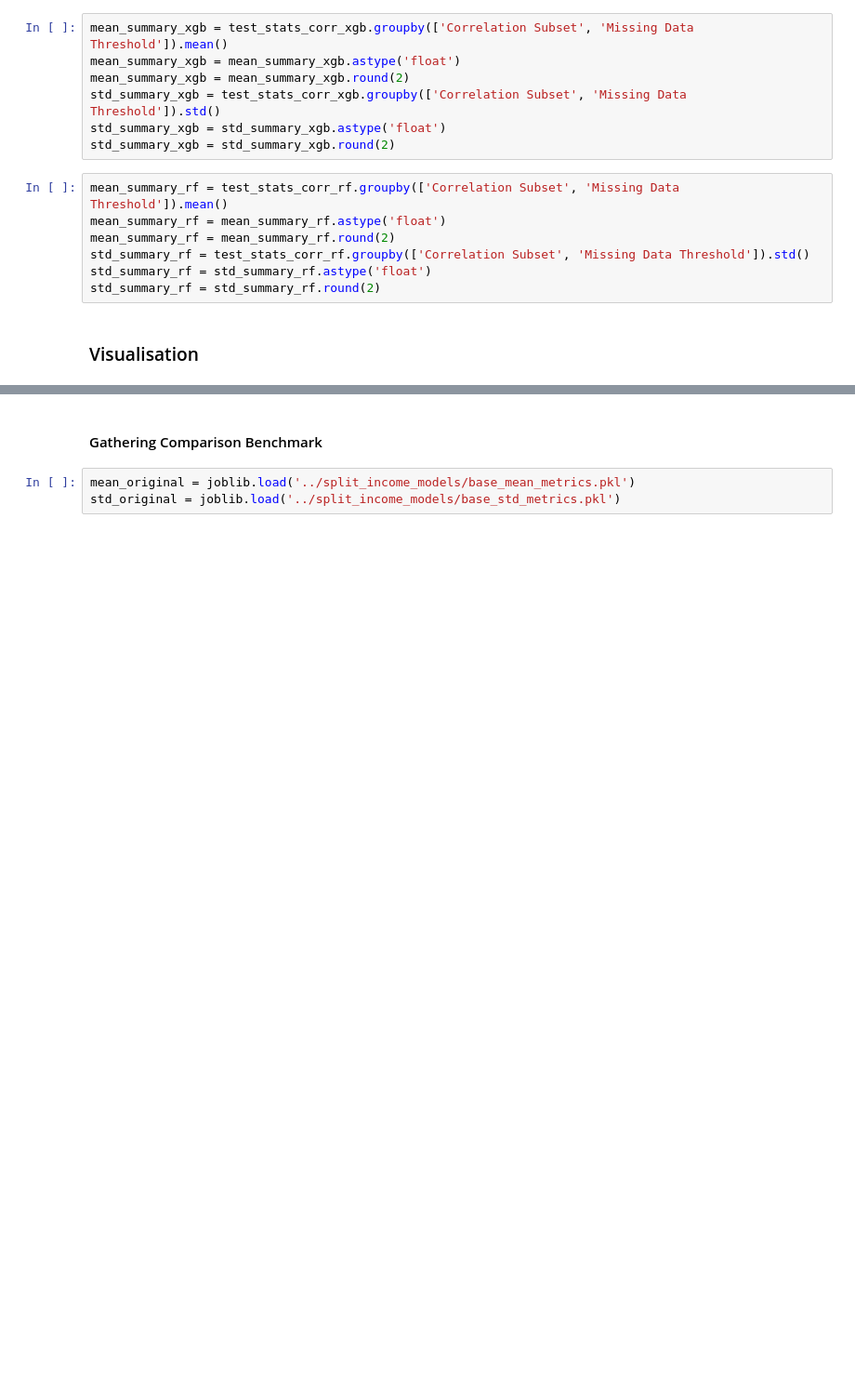
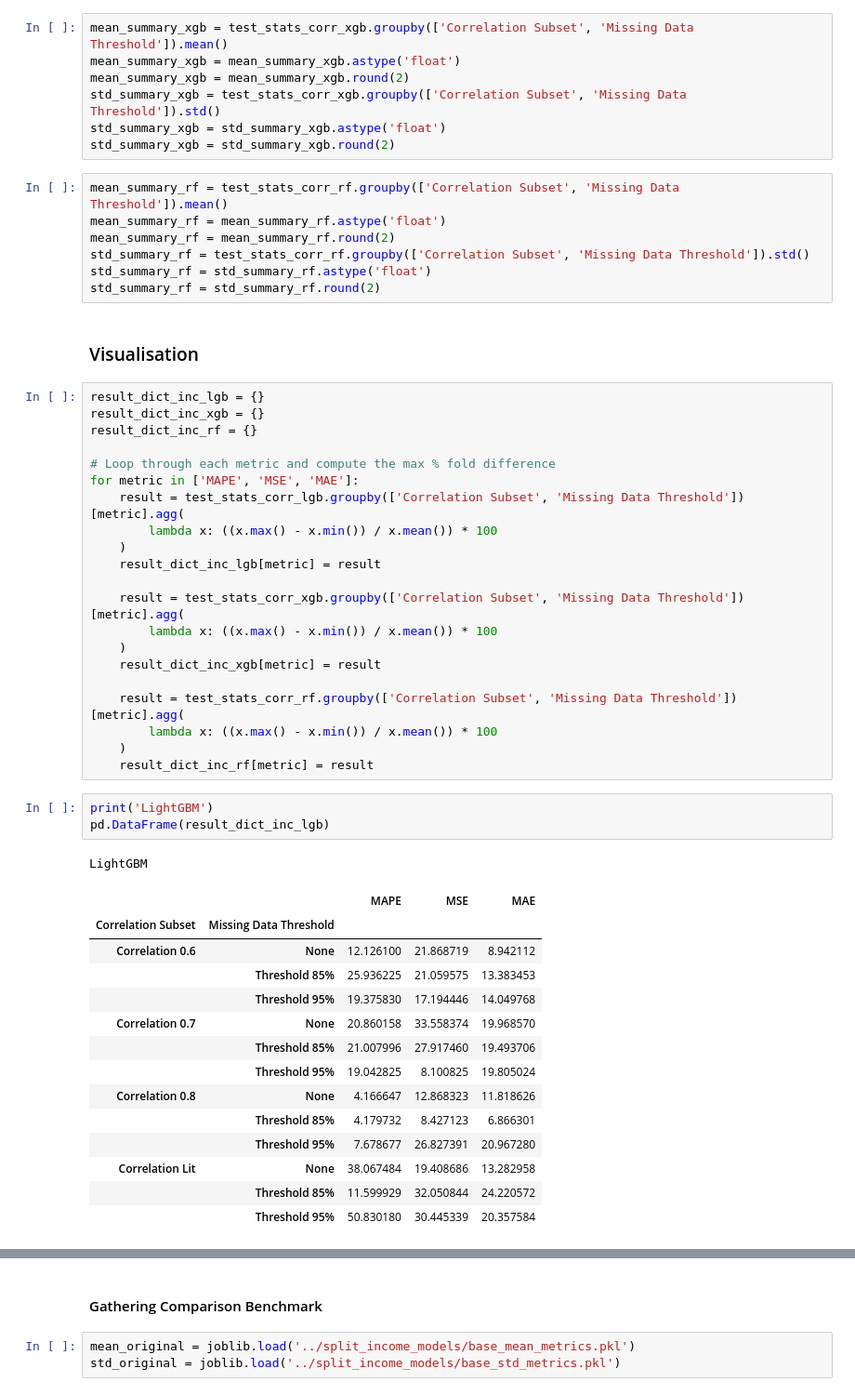
Before and after one commit to R0sle/health_economics_honours, a Jupyter notebook: code/fs_comparison.ipynb, the cells around one changed output, grey strips where cells are left out. Shown at 93% size. Saved outputs shown, nothing was run; the diff lists cells and outputs as text; blank space fills up the shorter version.

Commit message:
Looked at inter-fold variation

```diff
--- a/code/fs_comparison.ipynb
+++ b/code/fs_comparison.ipynb
@@ -479,3 +479,43 @@ std_summary_rf = std_summary_rf.astype('float')
 std_summary_rf = std_summary_rf.round(2)
 # %% [markdown]
 ### Visualisation
+# %%
+result_dict_inc_lgb = {}
+result_dict_inc_xgb = {}
+result_dict_inc_rf = {}
+
+# Loop through each metric and compute the max % fold difference
+for metric in ['MAPE', 'MSE', 'MAE']:
+    result = test_stats_corr_lgb.groupby(['Correlation Subset', 'Missing Data Threshold'])[metric].agg(
+        lambda x: ((x.max() - x.min()) / x.mean()) * 100
+    )
+    result_dict_inc_lgb[metric] = result
+
+    result = test_stats_corr_xgb.groupby(['Correlation Subset', 'Missing Data Threshold'])[metric].agg(
+        lambda x: ((x.max() - x.min()) / x.mean()) * 100
+    )
+    result_dict_inc_xgb[metric] = result
+
+    result = test_stats_corr_rf.groupby(['Correlation Subset', 'Missing Data Threshold'])[metric].agg(
+        lambda x: ((x.max() - x.min()) / x.mean()) * 100
+    )
+    result_dict_inc_rf[metric] = result
+# %%
+print('LightGBM')
+pd.DataFrame(result_dict_inc_lgb)
+# %% [output]
+LightGBM
+|  |  | MAPE | MSE | MAE |
+| Correlation Subset | Missing Data Threshold |  |  |  |
+| Correlation 0.6 | None | 12.126100 | 21.868719 | 8.942112 |
+|  | Threshold 85% | 25.936225 | 21.059575 | 13.383453 |
+|  | Threshold 95% | 19.375830 | 17.194446 | 14.049768 |
+| Correlation 0.7 | None | 20.860158 | 33.558374 | 19.968570 |
+|  | Threshold 85% | 21.007996 | 27.917460 | 19.493706 |
+|  | Threshold 95% | 19.042825 | 8.100825 | 19.805024 |
+| Correlation 0.8 | None | 4.166647 | 12.868323 | 11.818626 |
+|  | Threshold 85% | 4.179732 | 8.427123 | 6.866301 |
+|  | Threshold 95% | 7.678677 | 26.827391 | 20.967280 |
+| Correlation Lit | None | 38.067484 | 19.408686 | 13.282958 |
+|  | Threshold 85% | 11.599929 | 32.050844 | 24.220572 |
+|  | Threshold 95% | 50.830180 | 30.445339 | 20.357584 |
```
Also changed, not shown: parts of 7 cells of this notebook, 2 other files.
